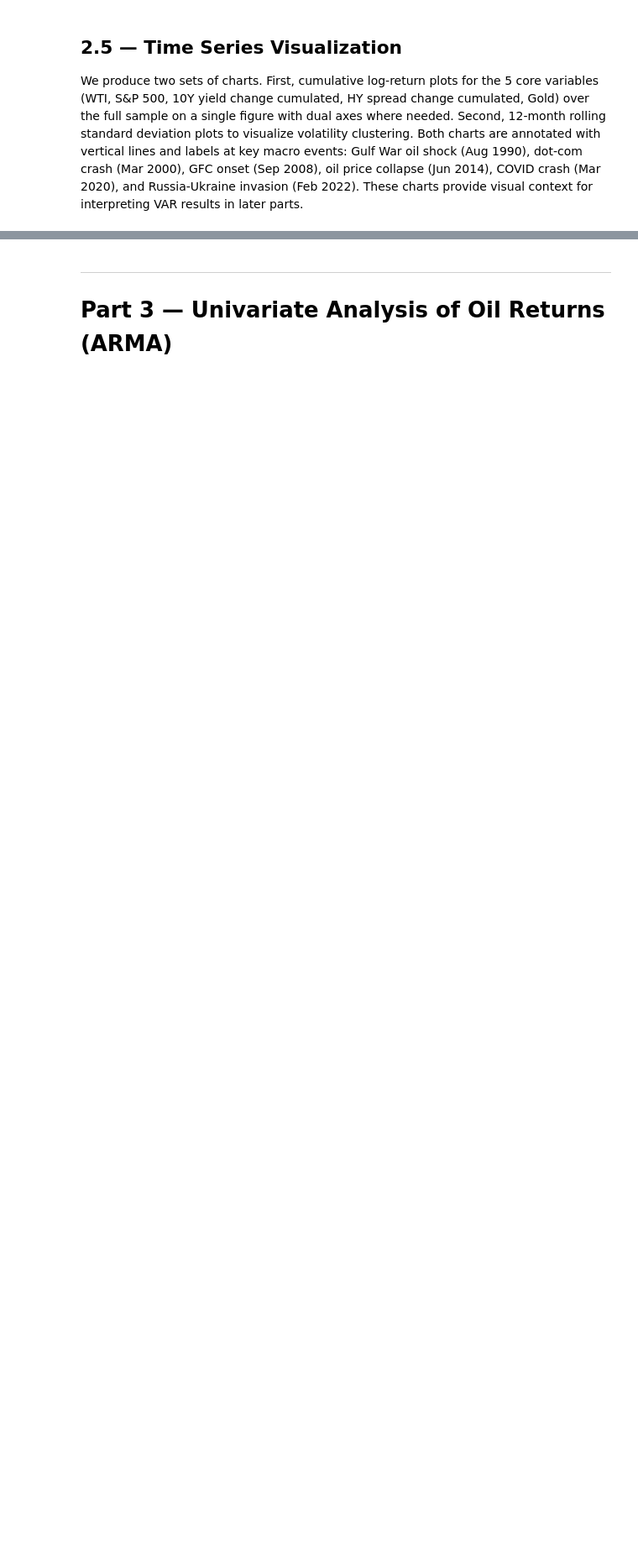
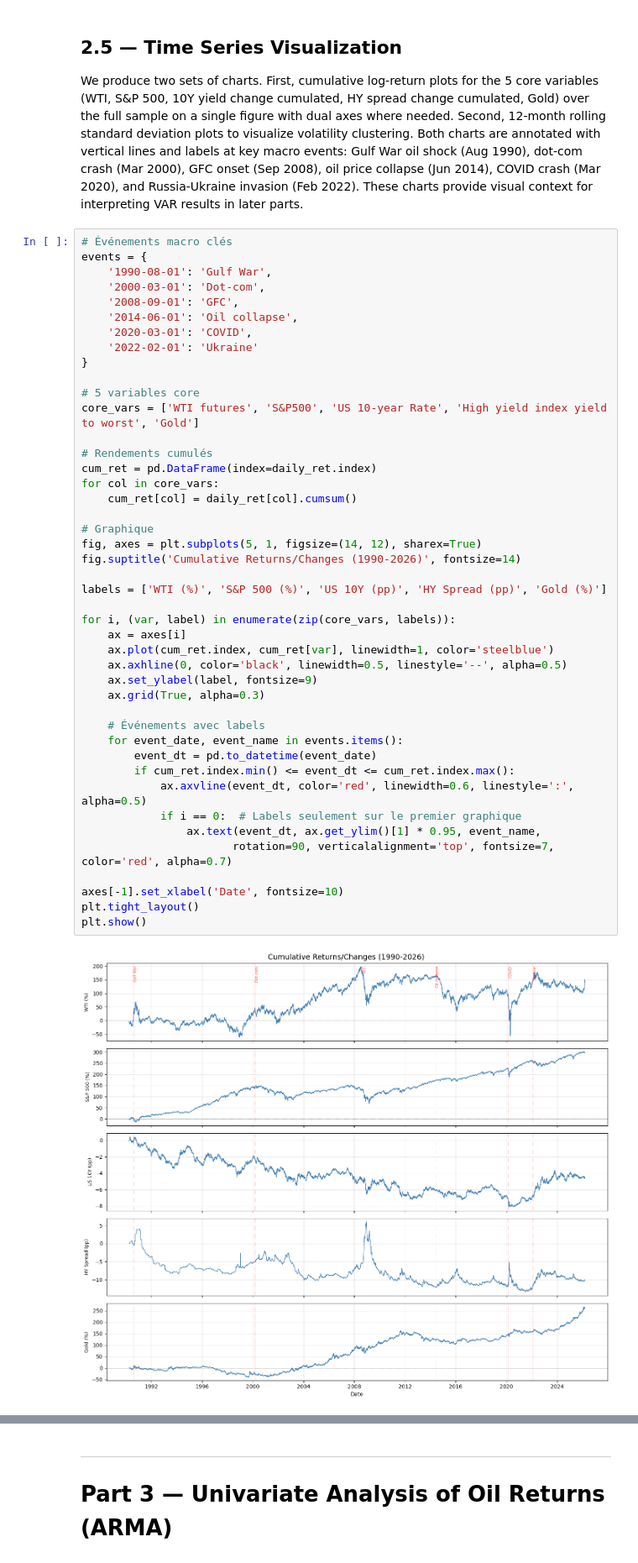
Before and after one commit to Altankaragulle/EMIF_Project_Oil, a Jupyter notebook: EMIF_Oil_Shock_Project.ipynb, the cells around one changed output, grey strips where cells are left out. Shown at 84% size. Saved outputs shown, nothing was run; the diff lists cells and outputs as text; blank space fills up the shorter version.

Commit message:
2.5 addition of the plots

```diff
--- a/EMIF_Oil_Shock_Project.ipynb
+++ b/EMIF_Oil_Shock_Project.ipynb
@@ -502,3 +504,49 @@ We compute the 36-month rolling Pearson correlation between WTI log-returns and
 ## 2.5 — Time Series Visualization
 
 We produce two sets of charts. First, cumulative log-return plots for the 5 core variables (WTI, S&P 500, 10Y yield change cumulated, HY spread change cumulated, Gold) over the full sample on a single figure with dual axes where needed. Second, 12-month rolling standard deviation plots to visualize volatility clustering. Both charts are annotated with vertical lines and labels at key macro events: Gulf War oil shock (Aug 1990), dot-com crash (Mar 2000), GFC onset (Sep 2008), oil price collapse (Jun 2014), COVID crash (Mar 2020), and Russia-Ukraine invasion (Feb 2022). These charts provide visual context for interpreting VAR results in later parts.
+# %%
+# Événements macro clés
+events = {
+    '1990-08-01': 'Gulf War',
+    '2000-03-01': 'Dot-com',
+    '2008-09-01': 'GFC',
+    '2014-06-01': 'Oil collapse',
+    '2020-03-01': 'COVID',
+    '2022-02-01': 'Ukraine'
+}
+
+# 5 variables core
+core_vars = ['WTI futures', 'S&P500', 'US 10-year Rate', 'High yield index yield to worst', 'Gold']
+
+# Rendements cumulés
+cum_ret = pd.DataFrame(index=daily_ret.index)
+for col in core_vars:
+    cum_ret[col] = daily_ret[col].cumsum()
+
+# Graphique
+fig, axes = plt.subplots(5, 1, figsize=(14, 12), sharex=True)
+fig.suptitle('Cumulative Returns/Changes (1990-2026)', fontsize=14)
+
+labels = ['WTI (%)', 'S&P 500 (%)', 'US 10Y (pp)', 'HY Spread (pp)', 'Gold (%)']
+
+for i, (var, label) in enumerate(zip(core_vars, labels)):
+    ax = axes[i]
+    ax.plot(cum_ret.index, cum_ret[var], linewidth=1, color='steelblue')
+    ax.axhline(0, color='black', linewidth=0.5, linestyle='--', alpha=0.5)
+    ax.set_ylabel(label, fontsize=9)
+    ax.grid(True, alpha=0.3)
+
+    # Événements avec labels
+    for event_date, event_name in events.items():
+        event_dt = pd.to_datetime(event_date)
+        if cum_ret.index.min() <= event_dt <= cum_ret.index.max():
+            ax.axvline(event_dt, color='red', linewidth=0.6, linestyle=':', alpha=0.5)
+            if i == 0:  # Labels seulement sur le premier graphique
+                ax.text(event_dt, ax.get_ylim()[1] * 0.95, event_name,
+                       rotation=90, verticalalignment='top', fontsize=7, color='red', alpha=0.7)
+
+axes[-1].set_xlabel('Date', fontsize=10)
+plt.tight_layout()
+plt.show()
+# %% [output]
+[figure, added]
```
Also changed, not shown: parts of 2 cells of this notebook.
